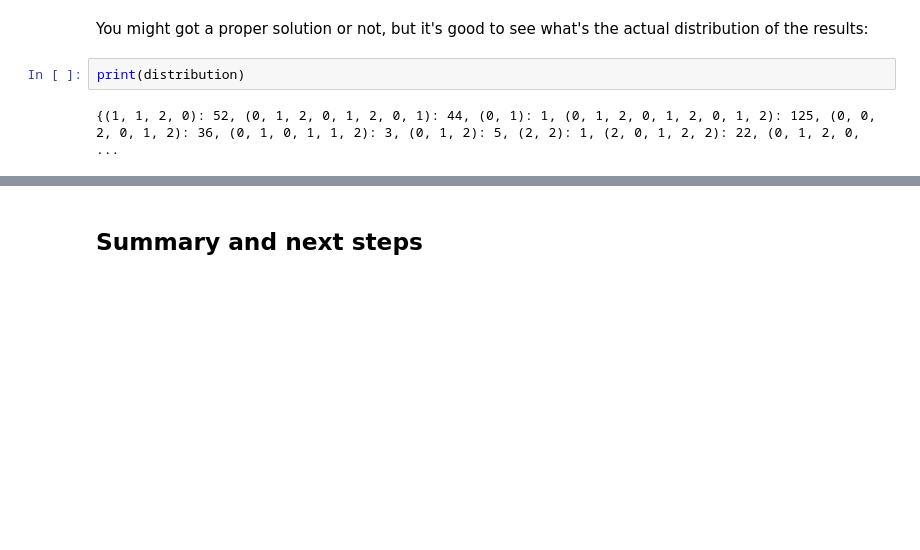
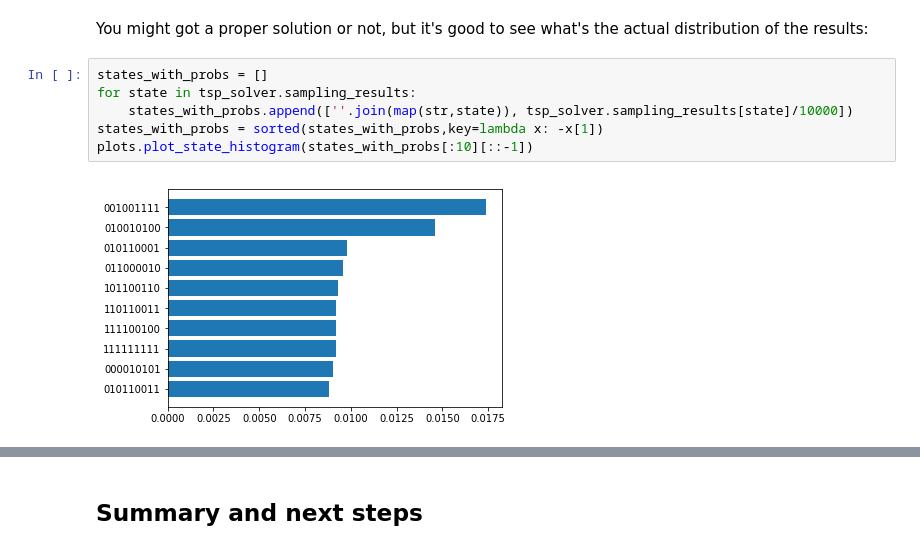
Before and after one commit to mstechly/quantum_tsp_tutorials, a Jupyter notebook: tutorials/03_Naive_approach.ipynb, the cells around one changed output, grey strips where cells are left out. Cells and saved outputs as stored; diff of their text form; blank space fills up the shorter version.

```diff
--- a/tutorials/03_Naive_approach.ipynb
+++ b/tutorials/03_Naive_approach.ipynb
@@ -616,6 +620,10 @@ The solution is: [2, 0]
 # %% [markdown]
 You might got a proper solution or not, but it's good to see what's the actual distribution of the results:
-# %%
-print(distribution)
-# %% [output]
-{(1, 1, 2, 0): 52, (0, 1, 2, 0, 1, 2, 0, 1): 44, (0, 1): 1, (0, 1, 2, 0, 1, 2, 0, 1, 2): 125, (0, 0, 2, 0, 1, 2): 36, (0, 1, 0, 1, 1, 2): 3, (0, 1, 2): 5, (2, 2): 1, (2, 0, 1, 2, 2): 22, (0, 1, 2, 0,  ...
+# %%
+states_with_probs = []
+for state in tsp_solver.sampling_results:
+    states_with_probs.append([''.join(map(str,state)), tsp_solver.sampling_results[state]/10000])
+states_with_probs = sorted(states_with_probs,key=lambda x: -x[1])
+plots.plot_state_histogram(states_with_probs[:10][::-1])
+# %% [output]
+[figure, added]
```
Also changed, not shown: parts of 11 cells of this notebook, 4 other files.
